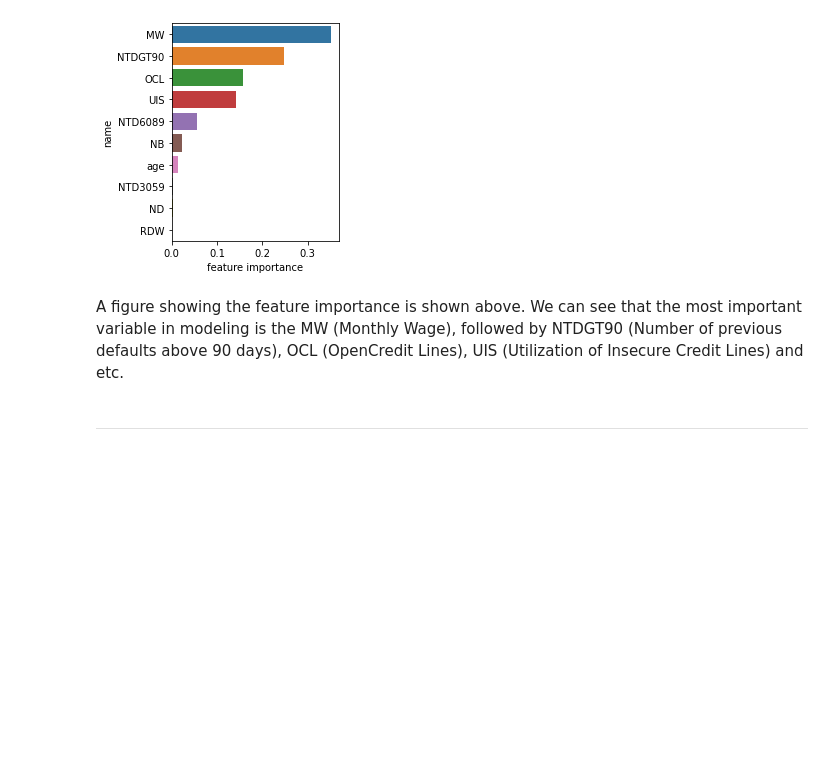
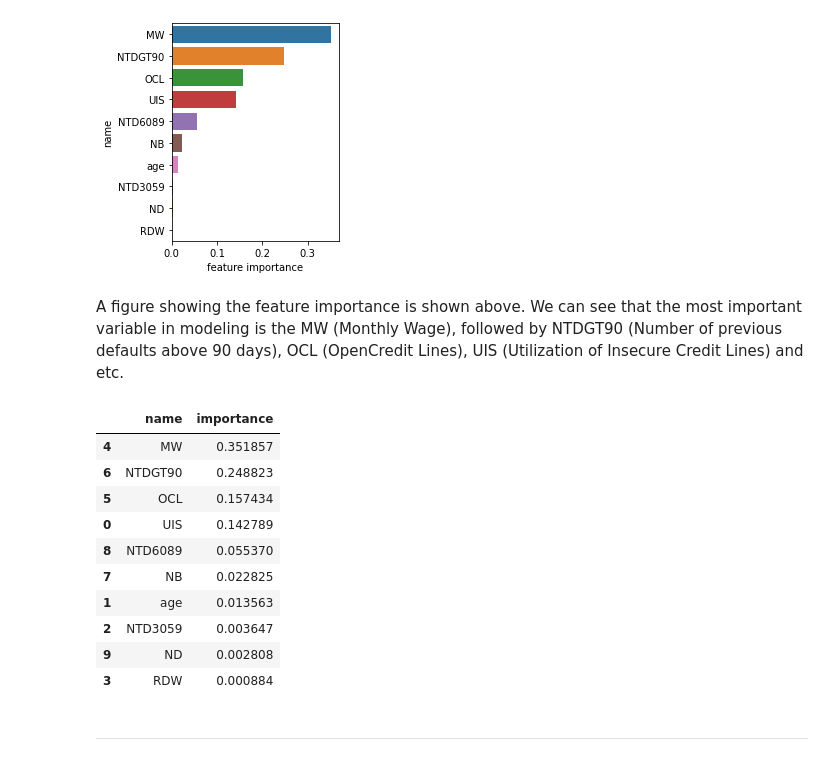
Before and after one commit to jlpscampos/Credit-Default-Model, a Jupyter notebook: Predictive.ipynb, the cells around one changed output. Saved outputs shown, nothing was run; the diff lists cells and outputs as text; code cells hidden in the pictures; blank space fills up the shorter version.

```diff
--- a/Predictive.ipynb
+++ b/Predictive.ipynb
@@ -263,6 +263,20 @@ plt.show()
 [figure]
 # %% [markdown]
 A figure showing the feature importance is shown above. We can see that the most important variable in modeling is the MW (Monthly Wage), followed by NTDGT90 (Number of previous defaults above 90 days), OCL (OpenCredit Lines), UIS (Utilization of Insecure Credit Lines) and etc.
+# %%
+importance_features.sort_values(by = 'importance', ascending=False)
+# %% [output]
+|  | name | importance |
+| 4 | MW | 0.351857 |
+| 6 | NTDGT90 | 0.248823 |
+| 5 | OCL | 0.157434 |
+| 0 | UIS | 0.142789 |
+| 8 | NTD6089 | 0.055370 |
+| 7 | NB | 0.022825 |
+| 1 | age | 0.013563 |
+| 2 | NTD3059 | 0.003647 |
+| 9 | ND | 0.002808 |
+| 3 | RDW | 0.000884 |
 # %% [markdown]
 ---
 # %% [markdown]
```
